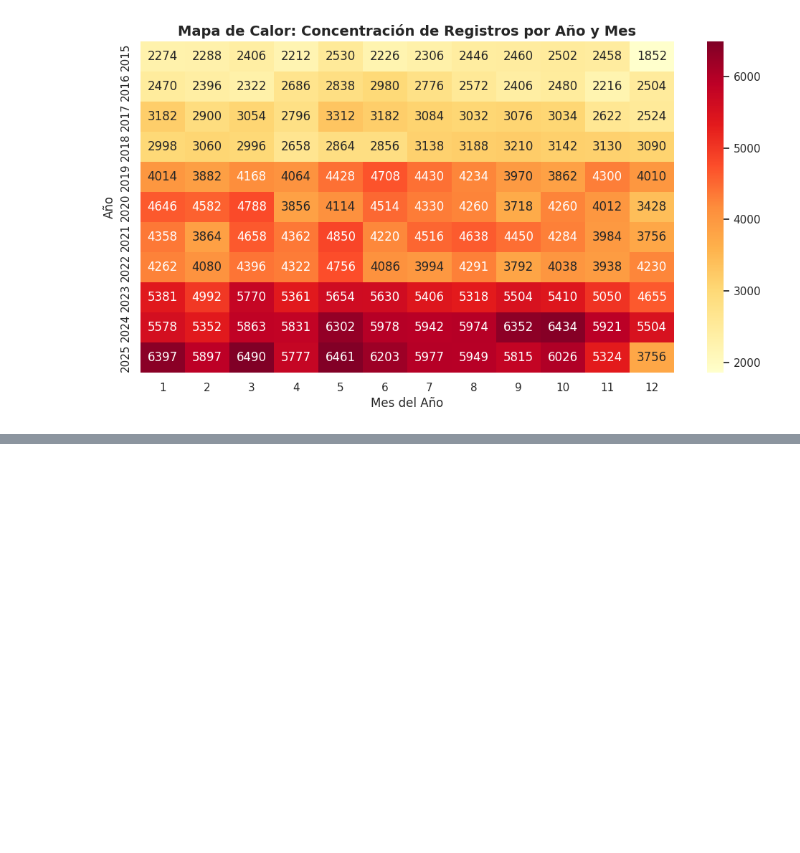
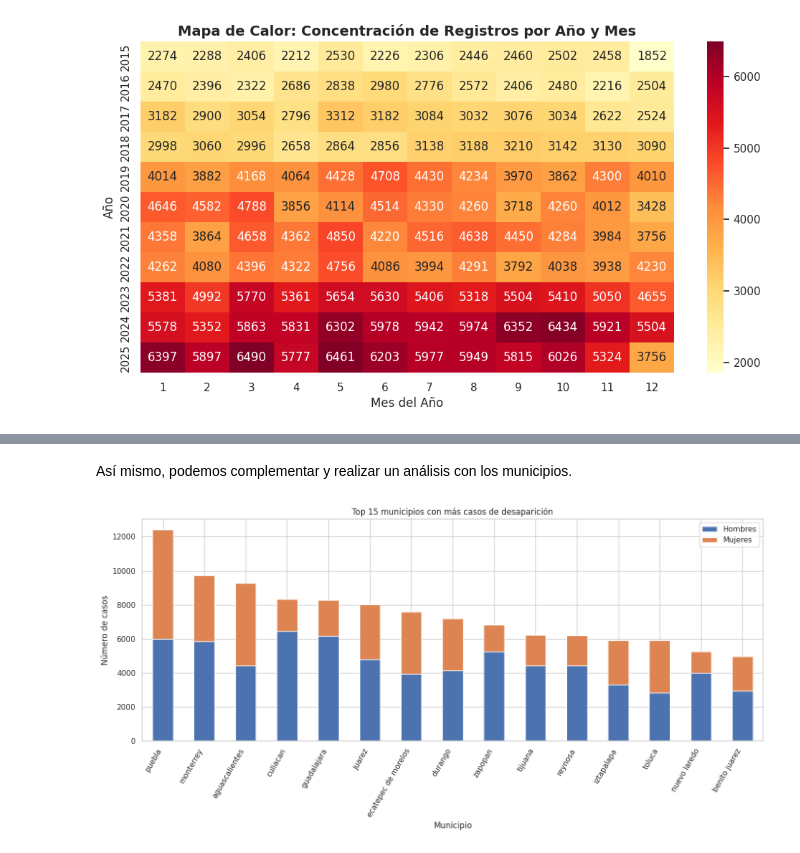
Before and after one commit to JuCaRiCo/202602-AnaliticaDescriptivaPredictiva, a Jupyter notebook: ProyectoFinal.ipynb, the cells around one changed output, grey strips where cells are left out. Saved outputs shown, nothing was run; the diff lists cells and outputs as text; code cells hidden in the pictures; blank space fills up the shorter version.

```diff
--- a/ProyectoFinal.ipynb
+++ b/ProyectoFinal.ipynb
@@ -234,0 +403,34 @@ De acuerdo con la distribucion mensual de registros (2015-2025) tenemos que:
+# %% [markdown]
+Así mismo, podemos complementar y realizar un análisis con los municipios.
+# %%
+df_municipio = df.groupby(
+    ['cve_estado', 'state', 'cve_mun', 'municipality']
+)[['male', 'female']].sum().reset_index()
+
+# Total hombres + mujeres
+df_municipio['total'] = (
+    df_municipio['male'] + df_municipio['female']
+)
+
+# Top 15 municipios
+top_municipios = df_municipio.sort_values(
+    'total',
+    ascending=False
+).head(15)
+
+# Gráfico
+ax = top_municipios.set_index('municipality')[['male', 'female']].plot(
+    kind='bar',
+    figsize=(14, 7),
+    stacked=True
+)
+
+plt.title('Top 15 municipios con más casos de desaparición')
+plt.xlabel('Municipio')
+plt.ylabel('Número de casos')
+plt.xticks(rotation=60, ha='right')
+plt.legend(['Hombres', 'Mujeres'])
+plt.tight_layout()
+plt.show()
+# %% [output]
+[figure, added]
```
Also changed, not shown: parts of 20 cells of this notebook.
